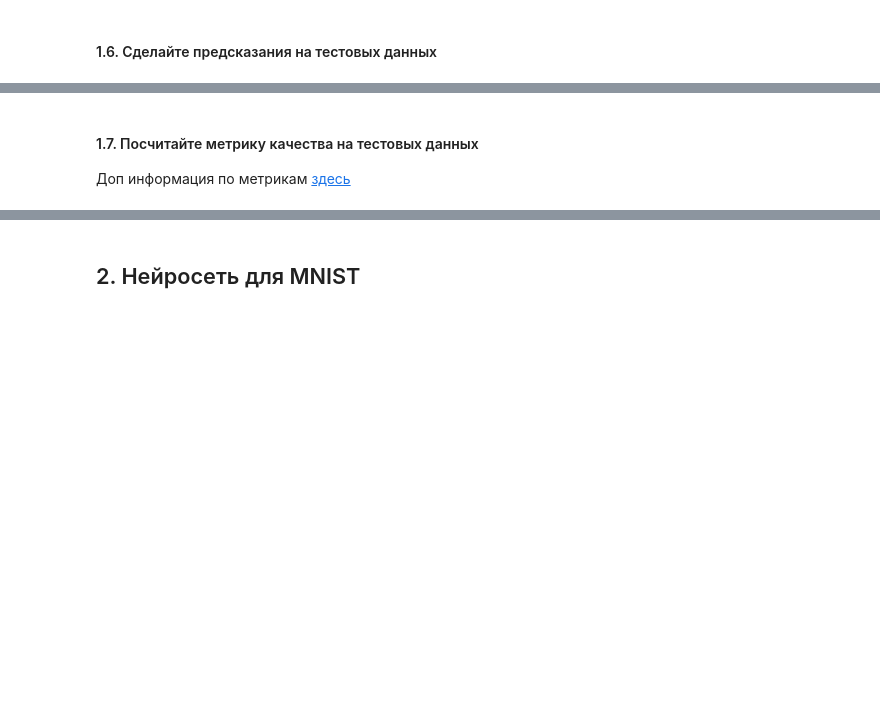
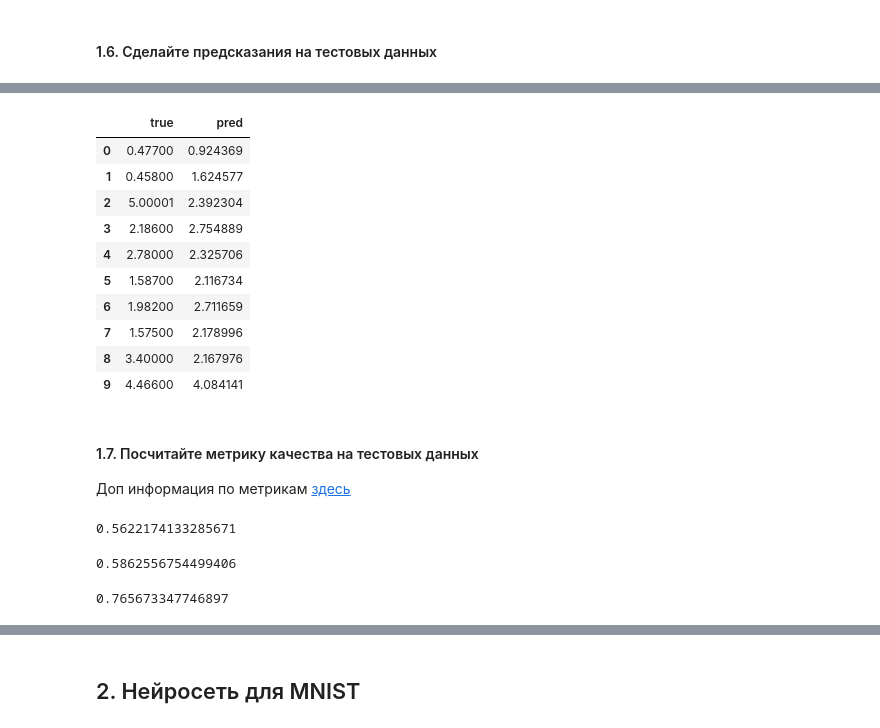
Before and after one commit to BalshowAndrew/netol_classes02, a Jupyter notebook: selfedu_tensorflow/ponomareva_course/01_practice_NN_keras.ipynb, the cells around one changed output, grey strips where cells are left out. Cells and saved outputs as stored; diff of their text form; code cells hidden in the pictures; blank space fills up the shorter version.

```diff
--- a/selfedu_tensorflow/ponomareva_course/01_practice_NN_keras.ipynb
+++ b/selfedu_tensorflow/ponomareva_course/01_practice_NN_keras.ipynb
@@ -57,0 +84,4 @@ array([4.526, 3.585, 3.521, ..., 0.923, 0.847, 0.894], shape=(20640,))
+# %%
+model = Sequential([
+    Dense(1, input_shape=(8,), activation='linear')
+])
@@ -64,3 +104,9 @@ array([4.526, 3.585, 3.521, ..., 0.923, 0.847, 0.894], shape=(20640,))
+# %%
+model.compile(
+    optimizer='sgd',
+    loss='mse',
+    metrics=['mae']
+)
 # %% [markdown]
 #### 1.4. Обучите нейросеть
 
@@ -69,0 +114,2 @@ array([4.526, 3.585, 3.521, ..., 0.923, 0.847, 0.894], shape=(20640,))
+# %%
+model.fit(X_train_norm, y_train, epochs=20)
@@ -79,0 +143,2 @@ array([4.526, 3.585, 3.521, ..., 0.923, 0.847, 0.894], shape=(20640,))
+# %%
+predicts = model.predict(X_test_norm)
@@ -80,3 +147,20 @@ array([4.526, 3.585, 3.521, ..., 0.923, 0.847, 0.894], shape=(20640,))
+# %%
+pd.DataFrame({
+    'true': np.squeeze(y_test),
+    'pred': np.squeeze(predicts)
+}).head(10)
+# %% [output]
+|  | true | pred |
+| 0 | 0.47700 | 0.924369 |
+| 1 | 0.45800 | 1.624577 |
+| 2 | 5.00001 | 2.392304 |
+| 3 | 2.18600 | 2.754889 |
+| 4 | 2.78000 | 2.325706 |
+| 5 | 1.58700 | 2.116734 |
+| 6 | 1.98200 | 2.711659 |
+| 7 | 1.57500 | 2.178996 |
+| 8 | 3.40000 | 2.167976 |
+| 9 | 4.46600 | 4.084141 |
 # %% [markdown]
 #### 1.7. Посчитайте метрику качества на тестовых данных
 
@@ -85,0 +168,15 @@ array([4.526, 3.585, 3.521, ..., 0.923, 0.847, 0.894], shape=(20640,))
+# %%
+# mae
+mean_absolute_error(y_test, predicts)
+# %% [output]
+0.5622174133285671
+# %%
+#mse
+mean_squared_error(y_test, predicts)
+# %% [output]
+0.5862556754499406
+# %%
+#rmse
+root_mean_squared_error(y_test, predicts)
+# %% [output]
+0.765673347746897
```
Also changed, not shown: parts of 20 cells of this notebook.
